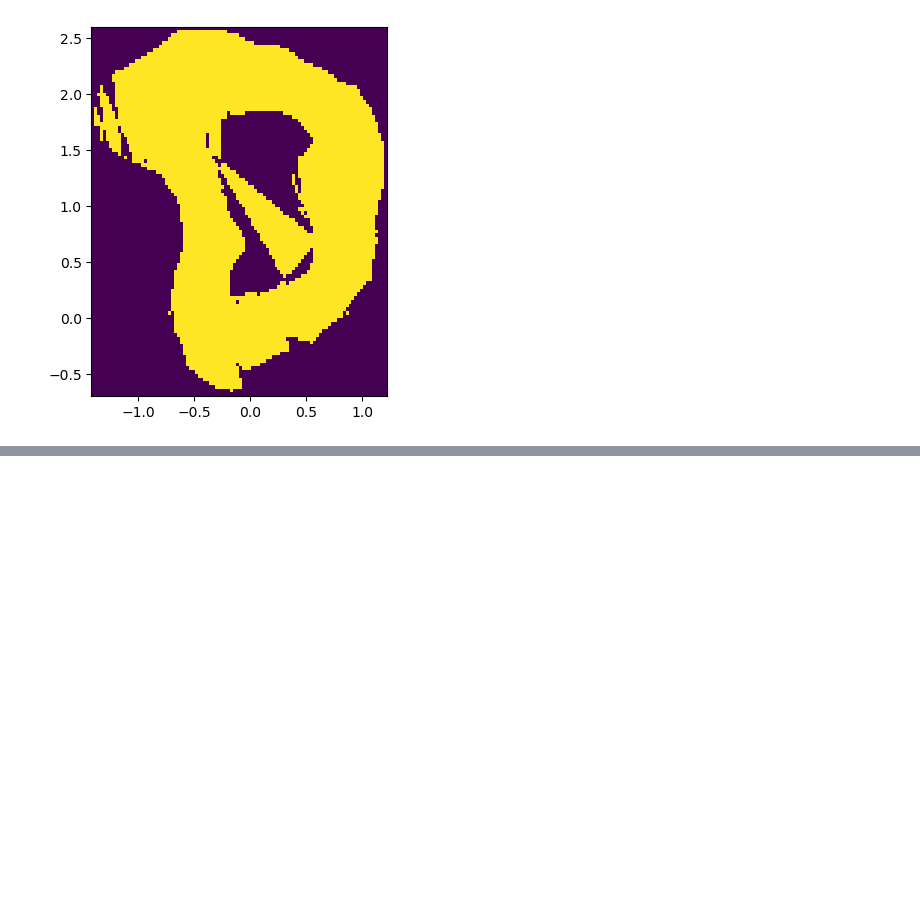
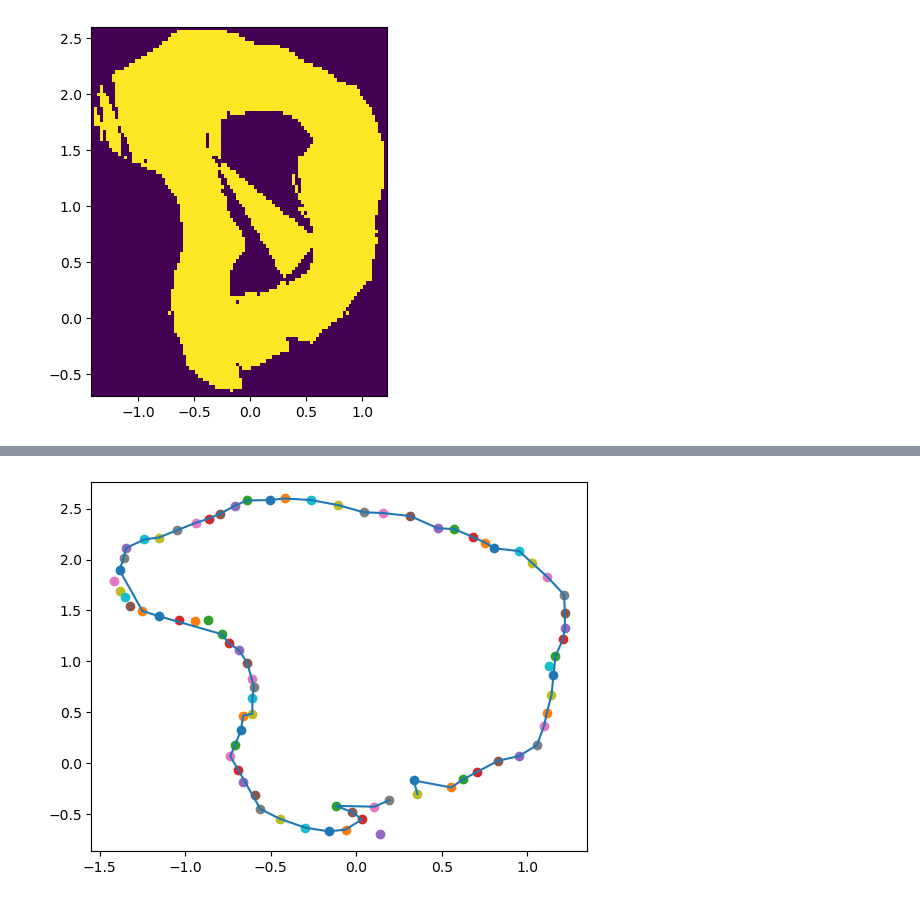
Before and after one commit to tommaso-bertola/computer-vision-and-robotics, a Jupyter notebook: robot-code/pathfinding/create_map.ipynb, the cells around one changed output, grey strips where cells are left out. Drawn from its saved outputs; the diff is of its cells as text; code cells hidden in the pictures; blank space fills up the shorter version.

```diff
--- a/robot-code/pathfinding/create_map.ipynb
+++ b/robot-code/pathfinding/create_map.ipynb
@@ -206,0 +93,11 @@ plt.show()
+# %%
+xy,ids=a.dump()
+# a.plot()
+
+coords=np.array(xy)
+plt.plot(coords[:,0], coords[:,1])
+for i in ext:
+    plt.scatter(*i)
+plt.show()
+# %% [output]
+[figure, added]
```
Also changed, not shown: parts of 13 cells of this notebook, 2 other files.
